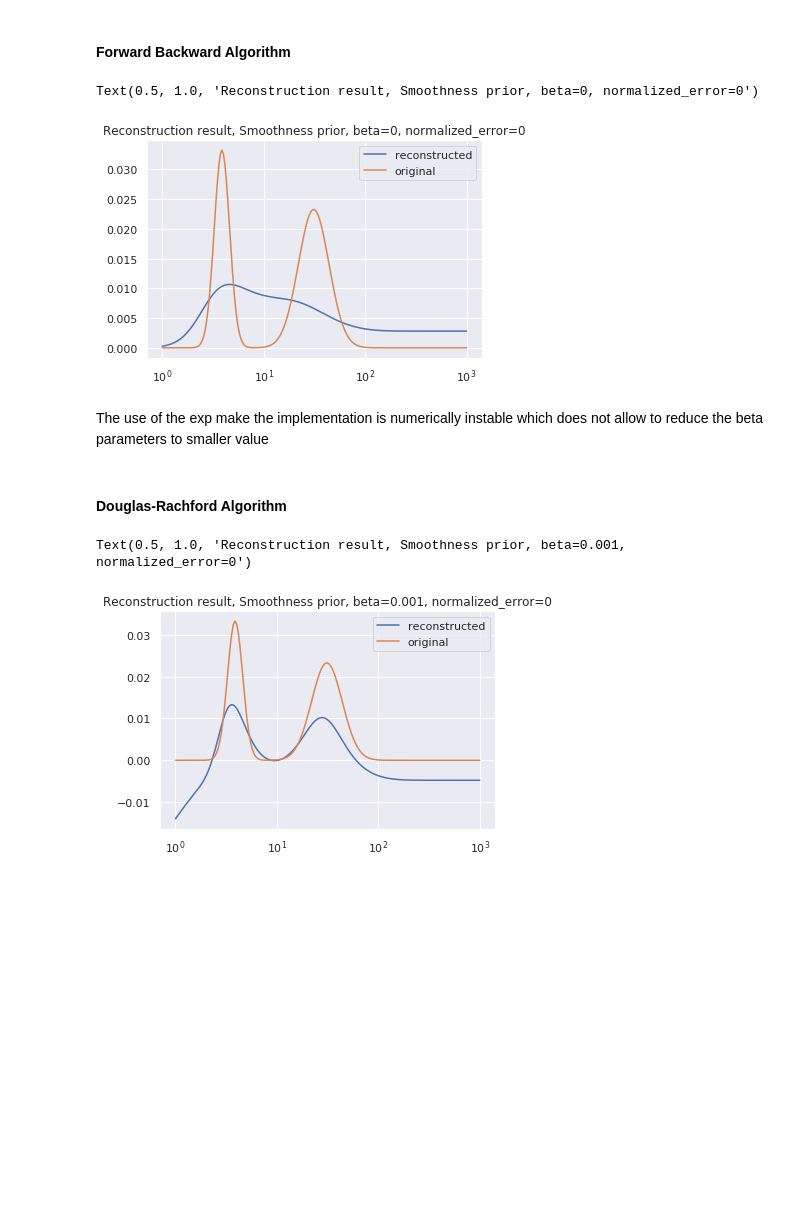
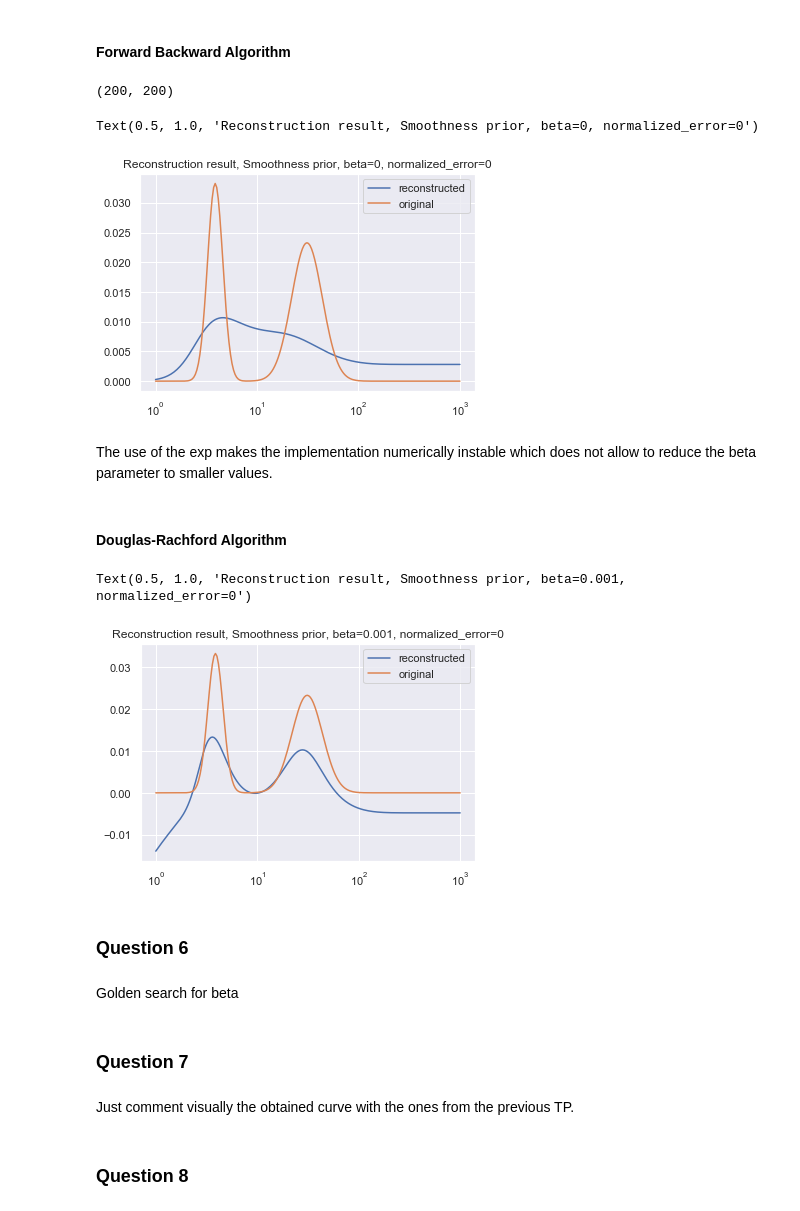
Before and after one commit to EmmanuelJhno/LabsLargeScaleDistributedOptimization, a Jupyter notebook: LSD_TPn2_2_Jehanno_Rauby.ipynb, the cells around one changed output. Drawn from its saved outputs; the diff is of its cells as text; code cells hidden in the pictures; blank space fills up the shorter version.

Commit message:
Cleaning, commenting and adding the formulas.

```diff
--- a/LSD_TPn2_2_Jehanno_Rauby.ipynb
+++ b/LSD_TPn2_2_Jehanno_Rauby.ipynb
@@ -12,8 +15,14 @@ x = np.asarray(df)
 # %%
 def exp_T(n, Tmin, Tmax, N):
+    """
+    Exponential sampling strategy
+    """
     return Tmin * np.exp(- (n - 1) * np.log( Tmin / Tmax ) / (N - 1))
 
 def reg_T(m, tmin, tmax, M):
+    """
+    Regular sampling strategy
+    """
     return tmin + (tmax - tmin) * (m-1)/ (M - 1)
 
 N = 200
@@ -23,11 +32,11 @@ T_n_exp = exp_T(n, 1, 1000, N)
 fg, ax  = plt.subplots(1,1)
 ax.set_xscale('log')
 ax.plot(T_n_exp, x)
+ax.set_title('Original signal x_bar as a function of T')
 
 M = 50
 m = np.arange(M)+1
 T_n_reg = reg_T(m, 0, 1.5, M)
 
 K = np.exp(-T_n_reg.reshape(-1,1) @ T_n_exp.reshape(-1,1).T)
-print(K.shape)
 # %% [output]
@@ -74,3 +123,5 @@ def prox_f(x, K, y):
 # %%
 np.eye(K.shape[1]).shape
 (K.T @ K).shape
+# %% [output]
+(200, 200)
@@ -79,32 +128,32 @@ beta = 1e-2
 # %%
 eps = 1e-6
 converged = False
 beta = 1e-2
 lambda_ = 1/2
 nu = np.max(abs(np.linalg.eigvals(K.T @ K)))
 gamma = 1/ nu
 x_n = np.zeros(x.shape)
 while not converged :
-    y_n = x_n - gamma * ( K.T @ K @ x_n - K.T @ y.reshape(-1,1))
+    y_n = x_n - gamma * K.T @ (K @ x_n - y.reshape(-1,1))
 
     x_n_ = x_n + lambda_ * (prox_g(y_n, gamma = gamma * beta) - x_n)
     if np.isinf(x_n_).any():
         raise ValueError
-    err = np.linalg.norm(x_n_ - x_n) / np.linalg.norm(x_n)
-    if np.linalg.norm(x_n_ - x_n) < np.linalg.norm(x_n) * eps :
+    err = np.linalg.norm(x_n_ - x_n, ord=2) / np.linalg.norm(x_n, ord=2)
+    if err < eps :
         converged = True
     x_n = x_n_
 fg, ax = plt.subplots(1,1)
 ax.set_xscale('log')
 ax.plot(T_n_exp, x_n, label='reconstructed')
 ax.plot(T_n_exp, x, label='original')
 ax.legend()
 ax.set_title('Reconstruction result, Smoothness prior, beta={0}, normalized_error={1}'.format(0, 0))
 # %% [output]
 Text(0.5, 1.0, 'Reconstruction result, Smoothness prior, beta=0, normalized_error=0')
-[figure, old version]
+[figure, new version]
 # %% [markdown]
-The use of the exp make the implementation is numerically instable which does not allow to reduce the beta parameters to smaller value
+The use of the exp makes the implementation numerically instable which does not allow to reduce the beta parameter to smaller values.
 # %% [markdown]
 #### Douglas-Rachford Algorithm
 # %%
@@ -122,7 +171,7 @@ while not converged :
     y_n = prox_g(x_n, gamma = beta)
     z_n = prox_f(2 * y_n - x_n, K, y.reshape(-1,1))
     x_n_ = x_n + lambda_ * (z_n - y_n)
-    err = np.linalg.norm(x_n_ - x_n) / np.linalg.norm(x_n)
+    err = np.linalg.norm(x_n_ - x_n, ord=2) / np.linalg.norm(x_n, ord=2)
     if err < eps :
         converged = True
     x_n = x_n_
@@ -135,4 +184,14 @@ ax.legend()
 ax.set_title('Reconstruction result, Smoothness prior, beta={0}, normalized_error={1}'.format(beta, 0))
 # %% [output]
 Text(0.5, 1.0, 'Reconstruction result, Smoothness prior, beta=0.001, normalized_error=0')
-[figure, old version]
+[figure, new version]
+# %% [markdown]
+### Question 6
+# %% [markdown]
+Golden search for beta
+# %% [markdown]
+### Question 7
+# %% [markdown]
+Just comment visually the obtained curve with the ones from the previous TP.
+# %% [markdown]
+### Question 8
```
Also changed, not shown: parts of 11 cells of this notebook.
